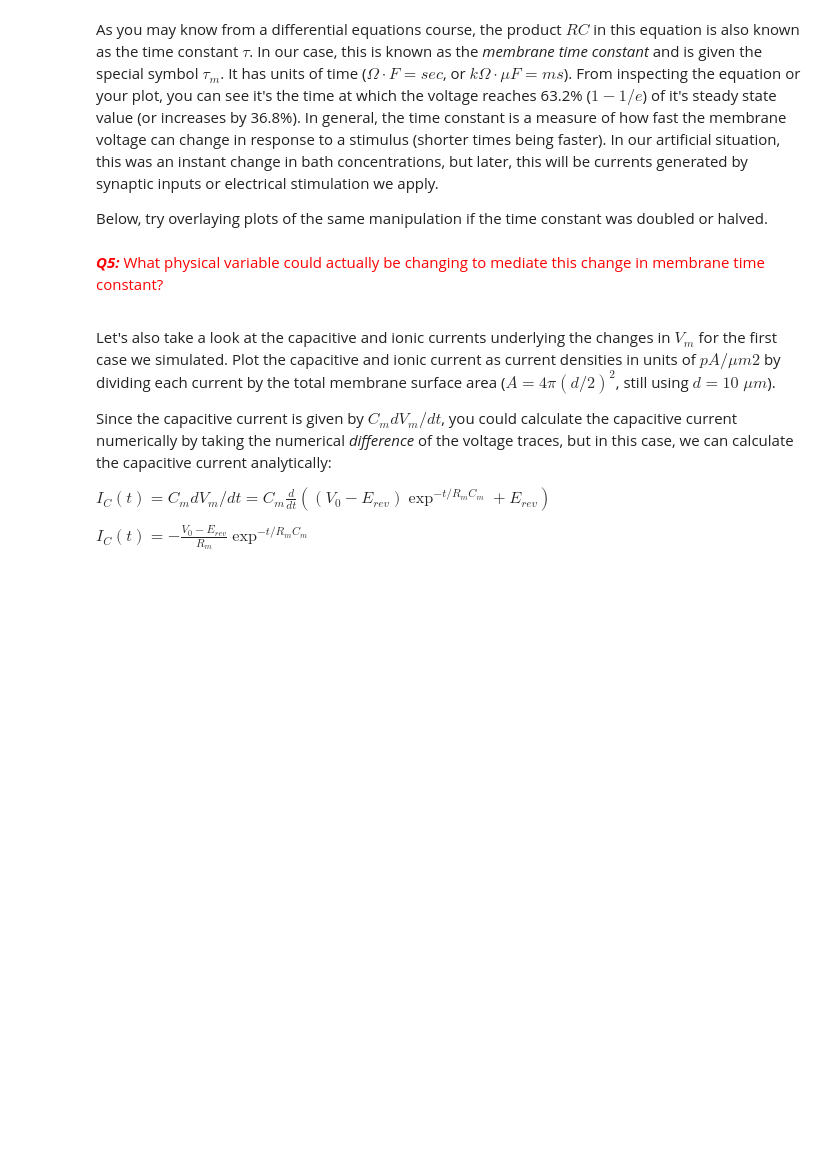
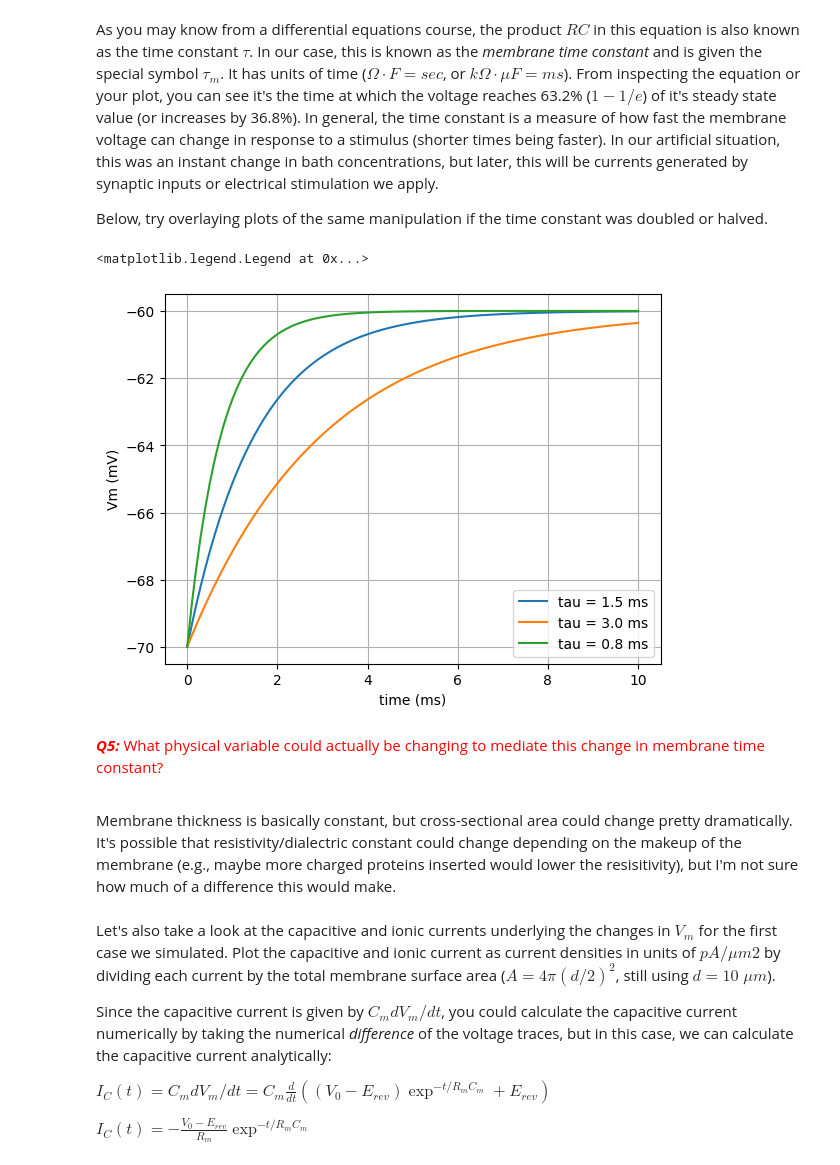
Before and after one commit to lw-miles24/3-CompModNervSys-NernstVm, a Jupyter notebook: CompModNervSys_exercise3.ipynb, the cells around one changed output. Drawn from its saved outputs; the diff is of its cells as text; code cells hidden in the pictures; blank space fills up the shorter version.

```diff
--- a/CompModNervSys_exercise3.ipynb
+++ b/CompModNervSys_exercise3.ipynb
@@ -278,28 +317,41 @@ As you may know from a differential equations course, the product $RC$ in this e
 
 Below, try overlaying plots of the same manipulation if the time constant was doubled or halved.
 # %%
-# Your code goes here
-tau1 =
-tau2 =
-tau3 =
-Vm1 =
-Vm2 =
-Vm3 =
+# print(Vm_RC_circuit_model(-60,-70,(R_m*C_m/1e6))) # sanity check
+# print(-70+ (10 * (1-1/np.e))) # sanity check
+
+def Vm_RC_circuit_model_tau(E_rev, V_0, t, tau):
+
+  return (V_0 - E_rev)* np.e ** (-t / tau) + E_rev # 1e6 for microFarads unit correction
+
+t = np.linspace(0,0.01,101) # time in seconds
+
+tau1 = R_m * C_m / 1e6       # 0.00150 s
+tau2 = R_m * C_m / 1e6 * 2   # 0.00300 s
+tau3 = R_m * C_m / 1e6 * 0.5 # 0.00075 s
+Vm1 = Vm_RC_circuit_model_tau(-60,-70,t,tau1)
+Vm2 = Vm_RC_circuit_model_tau(-60,-70,t,tau2)
+Vm3 = Vm_RC_circuit_model_tau(-60,-70,t,tau3)
 fig = plt.figure()
 ax = fig.add_subplot(111)
 ax.plot(t*1e3,Vm1,label='tau = {:.1f} ms'.format(tau1*1e3))
 ax.plot(t*1e3,Vm2,label='tau = {:.1f} ms'.format(tau2*1e3))
 ax.plot(t*1e3,Vm3,label='tau = {:.1f} ms'.format(tau3*1e3))
 ax.set_xlabel('time (ms)')
 ax.set_ylabel('Vm (mV)')
 ax.grid(visible=True)
 ax.legend()
+# %% [output]
+<matplotlib.legend.Legend at 0x...>
+[figure, added]
 # %% [markdown]
 <font color='red'>
 
 <b><i>Q5:</b></i> What physical variable could actually be changing to mediate this change in membrane time constant?
 
 </font>
+# %% [markdown]
+Membrane thickness is basically constant, but cross-sectional area could change pretty dramatically. It's possible that resistivity/dialectric constant could change depending on the makeup of the membrane (e.g., maybe more charged proteins inserted would lower the resisitivity), but I'm not sure how much of a difference this would make.
 # %% [markdown]
 Let's also take a look at the capacitive and ionic currents underlying the changes in $V_{m}$ for the first case we simulated. Plot the capacitive and ionic current as current densities in units of $pA/\mu m2$ by dividing each current by the total membrane surface area ($A = 4\pi(d/2)^2$, still using $d = 10 \; \mu m$).
 
```
Also changed, not shown: parts of 11 cells of this notebook.
